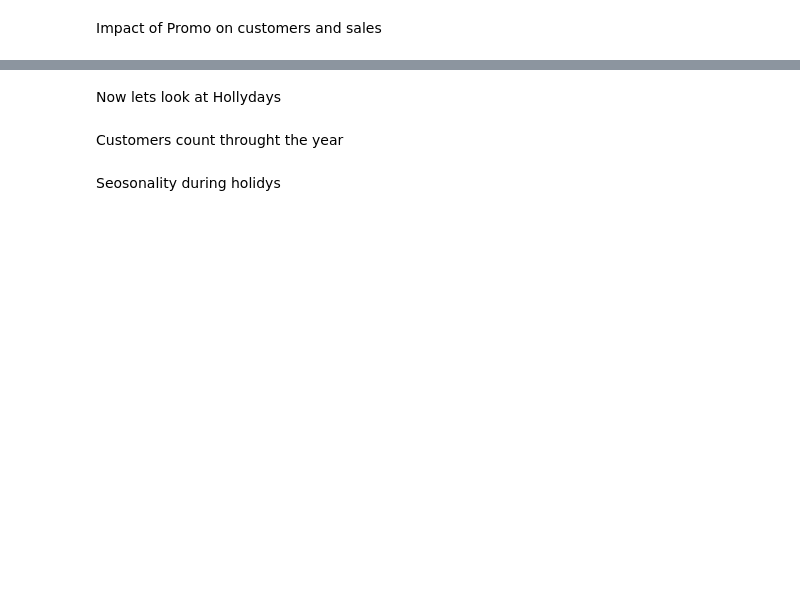
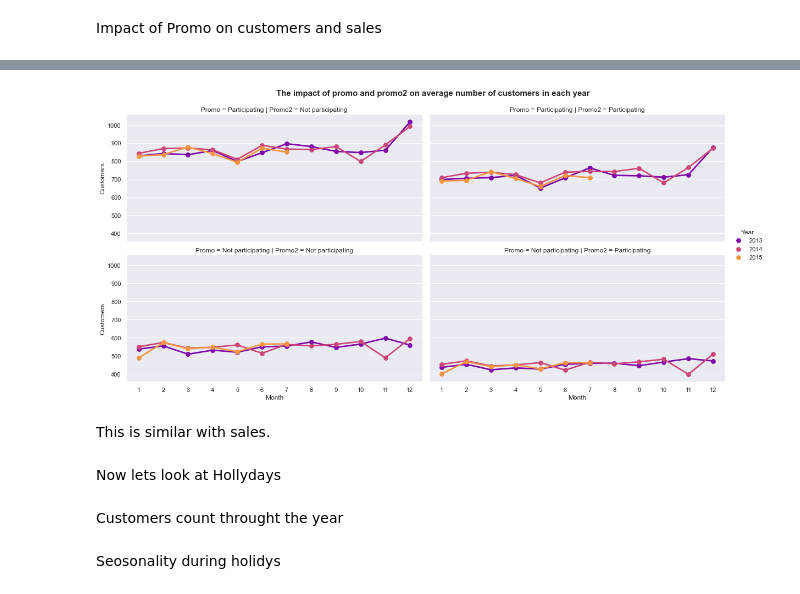
Before and after one commit to eandualem/PharmaceuticalSalesPrediction, a Jupyter notebook: notebooks/2.0 exploration.ipynb, the cells around one changed output, grey strips where cells are left out. Cells and saved outputs as stored; diff of their text form; code cells hidden in the pictures; blank space fills up the shorter version.

```diff
--- a/notebooks/2.0 exploration.ipynb
+++ b/notebooks/2.0 exploration.ipynb
@@ -309,11 +325,10 @@ sns.factorplot(data=df_train_store,
                col='Promo2',
                color='green')
 # %%
-sns.factorplot(data=df_train_store,
-               x='Month',
-               y="Customers",
-               palette='plasma',
-               hue='Year',
-               row='Promo',
-               col='Promo2',
-               color='green')
+fp = sns.factorplot(data=df, x='Month', y="Customers", palette='plasma', hue='Year',
+                    row='Promo', col='Promo2', color='green', size=4, aspect=2)
+fp.fig.subplots_adjust(top=.9)
+fp.fig.suptitle("The impact of promo and promo2 on average number of customers in each year", fontsize=15, fontweight='bold')
+plt.show()
+# %% [output]
+[figure, added]
@@ -328,3 +335,5 @@ sns.barplot(x='StoreType', y='Sales', data=weekend_data, ax=axis2)
+# %% [markdown]
+This is similar with sales.
 # %%
 open_days_data = df_train_store[df_train_store['Open'] == 1]
 closed_days_data = df_train_store[df_train_store['Open'] == 0]
```
Also changed, not shown: parts of 18 cells of this notebook.
